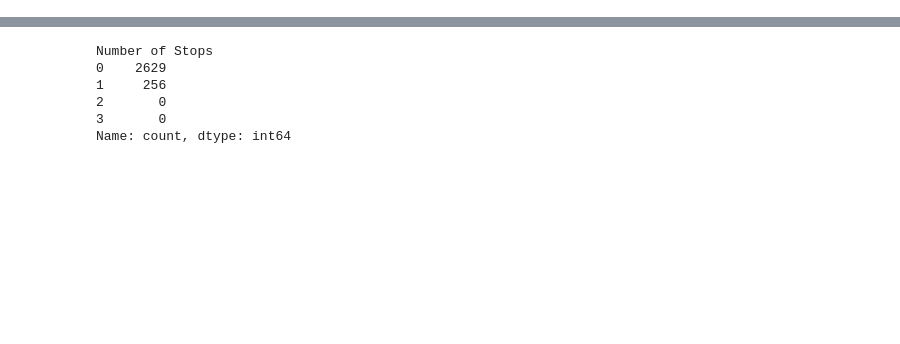
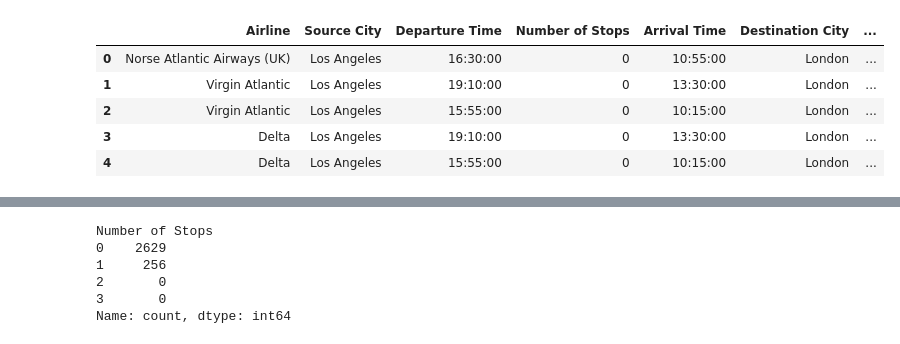
Before and after one commit to katrinekjaergaard/dsp-flight, a Jupyter notebook: flight_ticket_analysis.ipynb, the cells around one changed output, grey strips where cells are left out. Cells and saved outputs as stored; diff of their text form; code cells hidden in the pictures; blank space fills up the shorter version.

```diff
--- a/EDA_flight.ipynb
+++ b/flight_ticket_analysis.ipynb
@@ -0,0 +43,32 @@
+# %%
+# After looking at the dataset it is decided to create 6 new columns. We want the Departure Date and Depature Time to be two seperate columns and the same goes
+# for Arrival. We also want to create a new column called "Search Date" which contains the date which data was extracted (searched for). At last we also want to
+# create a column that calculates the days until departure.
+
+df['Search Date'] = '2024-04-25' # The date the API call was made
+
+# We need to change it to a datetime object before being able to extract the time and date
+df['Departure Time'] = pd.to_datetime(df['Departure Time'])
+df['Arrival Time'] = pd.to_datetime(df['Arrival Time'])
+
+df['Departure Date'] = df['Departure Time'].dt.strftime('%Y-%m-%d') # Extracting the date from Departure Time
+df['Arrival Date'] = df['Arrival Time'].dt.strftime('%Y-%m-%d') # Extracting the date from Arrival Time
+df['Departure Time'] = df['Departure Time'].dt.strftime('%H:%M:%S') # Extracting the time from Departure Time
+df['Arrival Time'] = df['Arrival Time'].dt.strftime('%H:%M:%S') # Extracting the time from Arrival Time
+
+# Converting to datetime objects in order to calculate days until departure
+df['Departure Date'] = pd.to_datetime(df['Departure Date'])
+df['Search Date'] = pd.to_datetime(df['Search Date'])
+df['Days Until Departure'] = (df['Departure Date'] - df['Search Date']).dt.days # Takes the difference between the Search Date and actual Departure Date.
+
+# Furthermore, it is decided to drop the column Flight Number since this won't be relevant for further analysis.
+df = df.drop('Flight Number', axis=1)
+
+df.head()
+# %% [output]
+|  | Airline | Source City | Departure Time | Number of Stops | Arrival Time | Destination City | ... |
+| 0 | Norse Atlantic Airways (UK) | Los Angeles | 16:30:00 | 0 | 10:55:00 | London | ... |
+| 1 | Virgin Atlantic | Los Angeles | 19:10:00 | 0 | 13:30:00 | London | ... |
+| 2 | Virgin Atlantic | Los Angeles | 15:55:00 | 0 | 10:15:00 | London | ... |
+| 3 | Delta | Los Angeles | 19:10:00 | 0 | 13:30:00 | London | ... |
+| 4 | Delta | Los Angeles | 15:55:00 | 0 | 10:15:00 | London | ... |
```
Also changed, not shown: parts of 34 cells of this notebook.
